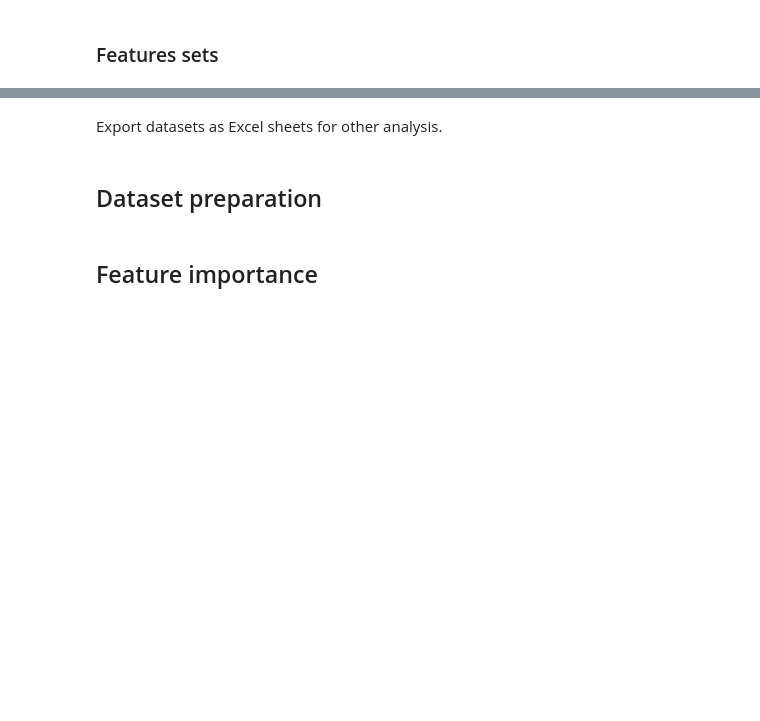
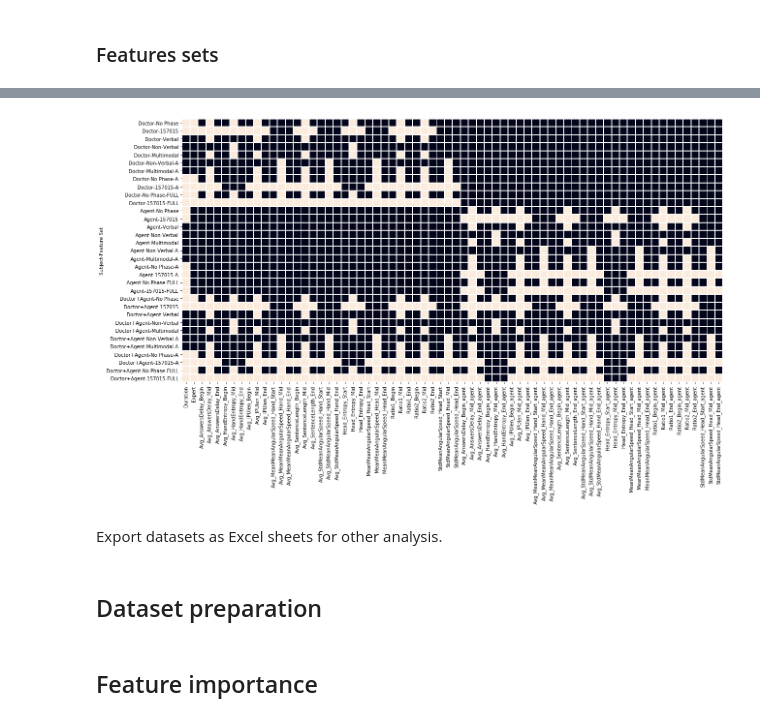
Before and after one commit to jbousque/predictionPresence, a Jupyter notebook: src/machine_learning.ipynb, the cells around one changed output, grey strips where cells are left out. Cells and saved outputs as stored; diff of their text form; code cells hidden in the pictures; blank space fills up the shorter version.

```diff
--- a/src/machine_learning.ipynb
+++ b/src/machine_learning.ipynb
@@ -858,50 +869,34 @@ def cmp_feats(a,b):
                     return -1
             if ar[1] == '_Begin' or ar[1] == '_Start':
                 return -1
             if br[1] == '_Begin' or br[1] == '_Start':
                 return 1
             if ar[1] == '_End':
                 return 1
             if br[1] == '_End':
                 return -1
 
     if len(ar) == 3:
         if len(br) == 2:
             return 1
         #print('AGENT')
         return cmp_feats(ar[0]+ar[1], br[0]+br[1])
 
     if len(br) == 3:
         return -1
 
 
 l = list(features_df.columns)
 #print(l)
 l.sort(cmp_feats)
 features_df = features_df[l]
 #print(features_df.columns)
 
 plt.figure(figsize=(20,10))
 sns.heatmap(features_df.fillna(0).astype('int'), linecolor='white', linewidth=1, annot=False, cbar=False)
 plt.savefig(os.path.join(config.OUT_PATH, 'features_sets.png'), bbox_inches = "tight")
 plt.show()
-
-# to avoid updating everything below for now
-
-"""subject_features = get_features_set('Doctor', '157015')
-agent_features = get_features_set('Agent', '157015')
-all_features = get_features_set('Doctor+Agent', '157015')
-subject_features_nophase = get_features_set('Doctor', 'No Phase')
-agent_features_nophase = get_features_set('Agent', 'No Phase')
-all_features_nophase = get_features_set('Doctor+Agent', 'No Phase')
-subject_features_verbal = get_features_set('Doctor', 'Verbal')
-agent_features_verbal = get_features_set('Agent', 'Verbal')
-all_features_verbal = get_features_set('Doctor+Agent', 'Verbal')
-subject_features_nonverbal = get_features_set('Doctor', 'Non-Verbal')
-agent_features_nonverbal = get_features_set('Agent', 'Non-Verbal')
-all_features_nonverbal = get_features_set('Doctor+Agent', 'Non-Verbal')
-subject_features_multimodal = get_features_set('Doctor', 'Multimodal')
-agent_features_multimodal = get_features_set('Agent', 'Multimodal')
-all_features_multimodal = get_features_set('Doctor+Agent', 'Multimodal')"""
+# %% [output]
+[figure, added]
 # %% [markdown]
 Export datasets as Excel sheets for other analysis.
```
Also changed, not shown: parts of 35 cells of this notebook, 3 other files.
